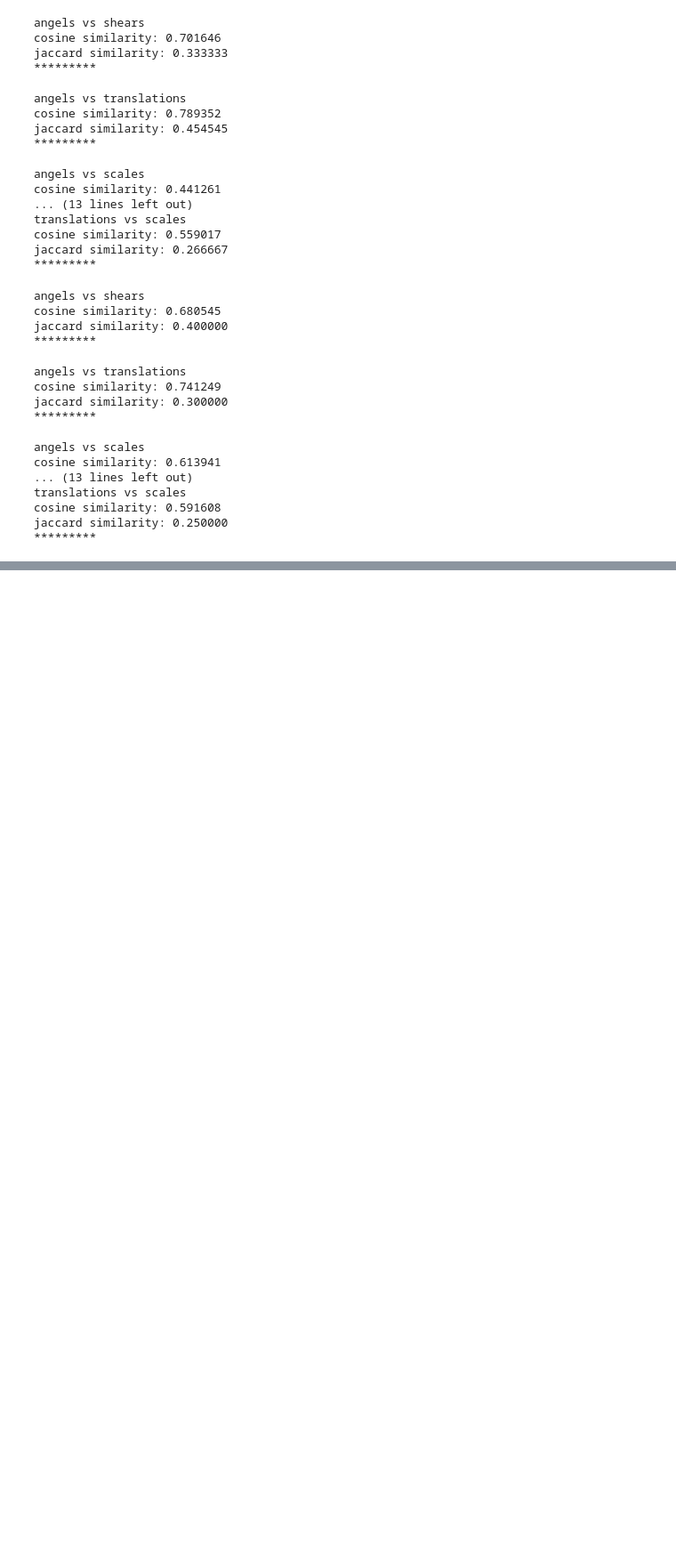
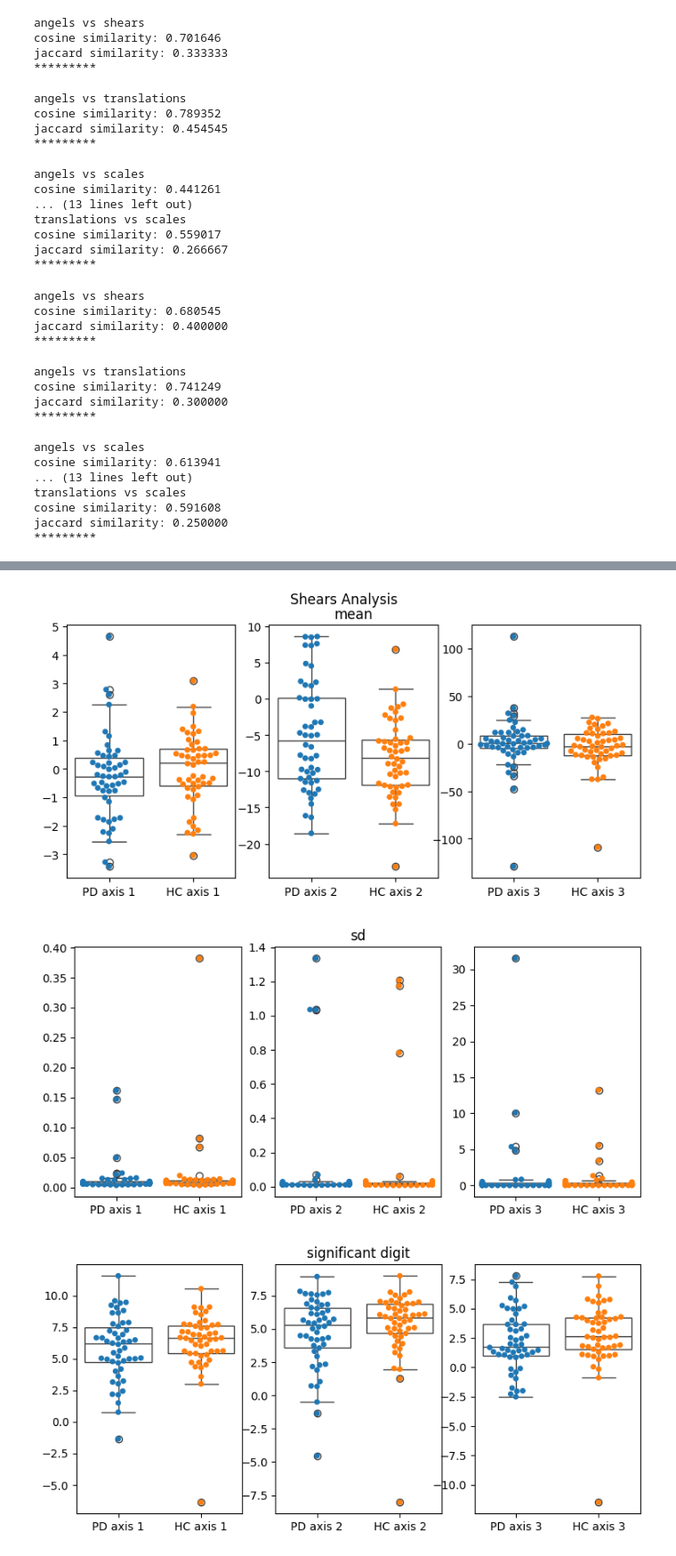
Before and after one commit to mirhnius/mca_linear_registration, a Jupyter notebook: analysis.ipynb, the cells around one changed output, grey strips where cells are left out. Shown at 89% size. Cells and saved outputs as stored; diff of their text form; code cells hidden in the pictures; blank space fills up the shorter version.

```diff
--- a/analysis.ipynb
+++ b/analysis.ipynb
@@ -587,0 +609,21 @@ array([[ 9.34331463e-01,  9.98999653e-02,  1.21623536e-02,
+# %%
+ants_shears_mca_PD = np.stack([value for value in ants_shears_mca_dict_PD.values()])
+ants_shears_mca_HC = np.stack([value for value in ants_shears_mca_dict_HC.values()])
+ants_shears_significant_PD = np.stack([sd.significant_digits(ants_shears_mca_PD[i,:,:], reference=np.mean(ants_shears_mca_PD[i,:,:]), axis=0) for i in range(50)])
+ants_shears_significant_HC = np.stack([sd.significant_digits(ants_shears_mca_HC[i,:,:], reference=np.mean(ants_shears_mca_HC[i,:,:]), axis=0) for i in range(50)])
+# %%
+
+fig = plt.figure(figsize=(9, 4))
+fig.suptitle('Shears Analysis')
+plotter(np.mean(ants_shears_mca_PD, axis=1),np.mean(ants_shears_mca_HC, axis=1), 'mean')
+
+fig = plt.figure(figsize=(9, 4))
+plotter(np.std(ants_shears_mca_PD, axis=1),np.std(ants_shears_mca_HC, axis=1), 'sd')
+
+
+fig = plt.figure(figsize=(9, 4))
+plotter(ants_shears_significant_PD,ants_shears_significant_HC, 'significant digit')
+# %% [output]
+[figure, added]
+[figure, added]
+[figure, added]
```
Also changed, not shown: parts of 49 cells of this notebook.
